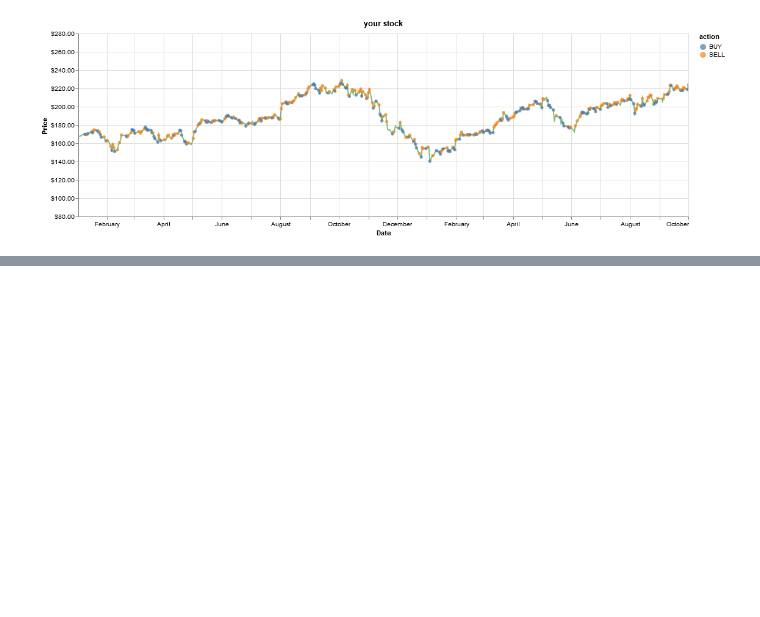
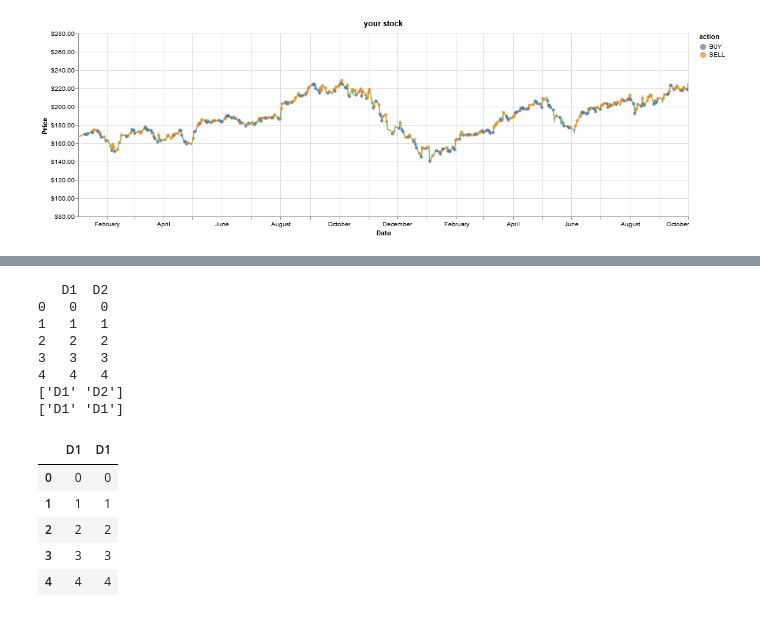
Before and after one commit to Pizajolo/finance-bot, a Jupyter notebook: test-reinforcement/visualize.ipynb, the cells around one changed output, grey strips where cells are left out. Cells and saved outputs as stored; diff of their text form; code cells hidden in the pictures; blank space fills up the shorter version.

```diff
--- a/test-reinforcement/visualize.ipynb
+++ b/test-reinforcement/visualize.ipynb
@@ -351,0 +374,23 @@ Earnings of Model:  1362.5383796691895
+# %%
+df = pd.DataFrame({"D1":range(5), "D2":range(5)})
+print(df)
+print(df.columns.values)
+cols = np.random.choice(df.columns.values, 2)
+print(cols)
+df200 = df[cols]
+df200.head()
+# %% [output]
+   D1  D2
+0   0   0
+1   1   1
+2   2   2
+3   3   3
+4   4   4
+['D1' 'D2']
+['D1' 'D1']
+|  | D1 | D1 |
+| 0 | 0 | 0 |
+| 1 | 1 | 1 |
+| 2 | 2 | 2 |
+| 3 | 3 | 3 |
+| 4 | 4 | 4 |
```
Also changed, not shown: parts of 9 cells of this notebook, 1 other file.
